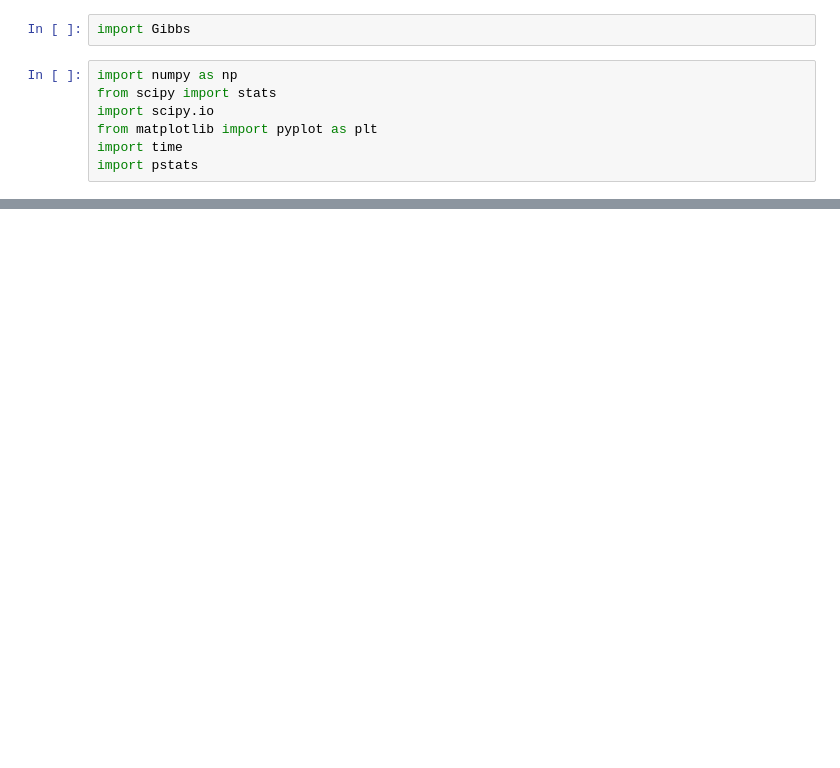
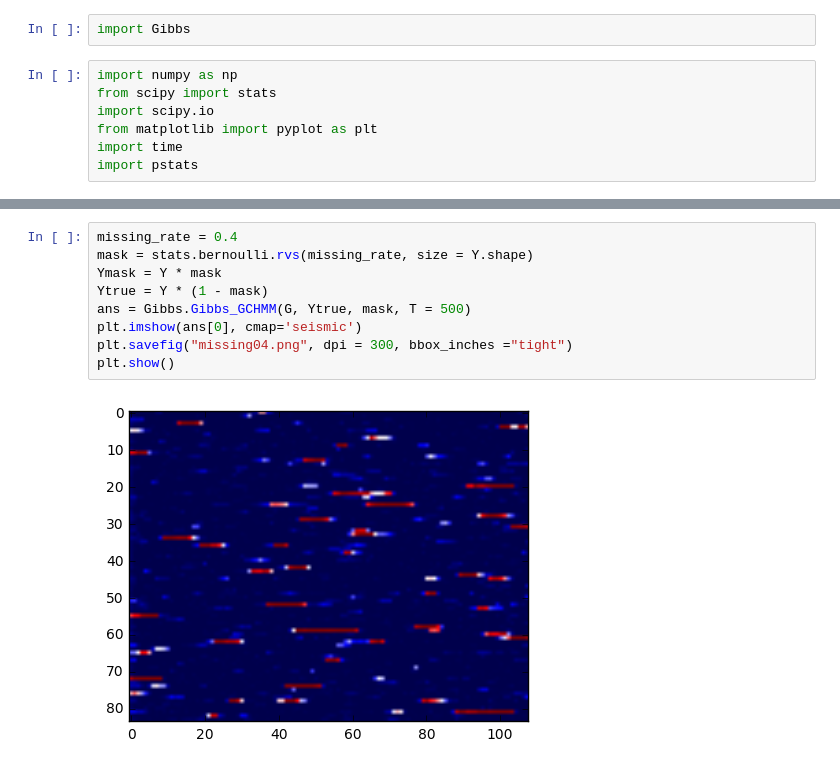
Before and after one commit to xiyanghu/STA663_FinalProject_GCHMM, a Jupyter notebook: Packages/Gibbs/example.ipynb, the cells around one changed output, grey strips where cells are left out. Saved outputs shown, nothing was run; the diff lists cells and outputs as text; blank space fills up the shorter version.

```diff
--- a/Packages/Gibbs/example.ipynb
+++ b/Packages/Gibbs/example.ipynb
@@ -32,0 +67,11 @@ plt.show()
+# %%
+missing_rate = 0.4
+mask = stats.bernoulli.rvs(missing_rate, size = Y.shape)
+Ymask = Y * mask
+Ytrue = Y * (1 - mask)
+ans = Gibbs.Gibbs_GCHMM(G, Ytrue, mask, T = 500)
+plt.imshow(ans[0], cmap='seismic')
+plt.savefig("missing04.png", dpi = 300, bbox_inches ="tight")
+plt.show()
+# %% [output]
+[figure, added]
```
Also changed, not shown: parts of 9 cells of this notebook, 7 other files.
